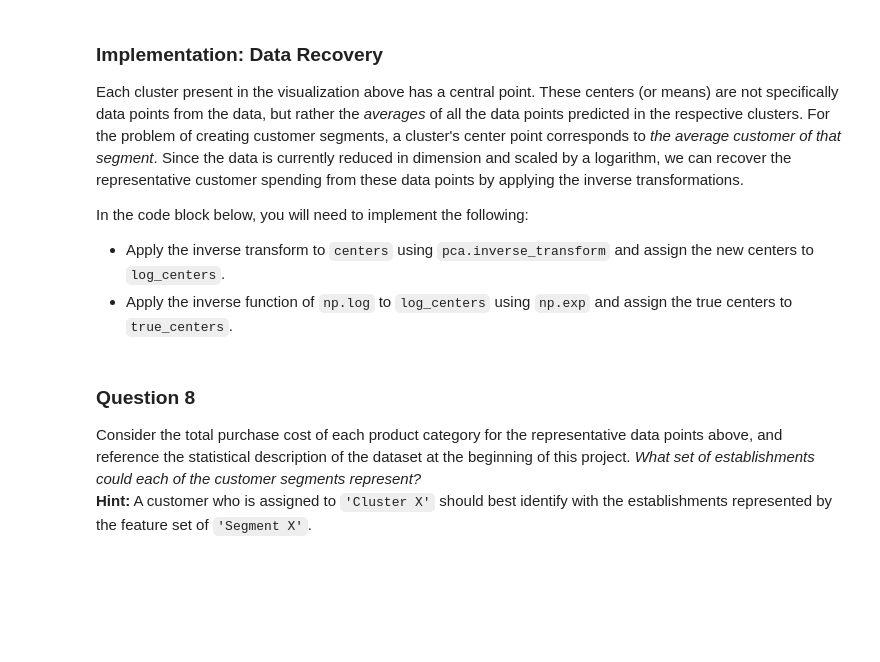
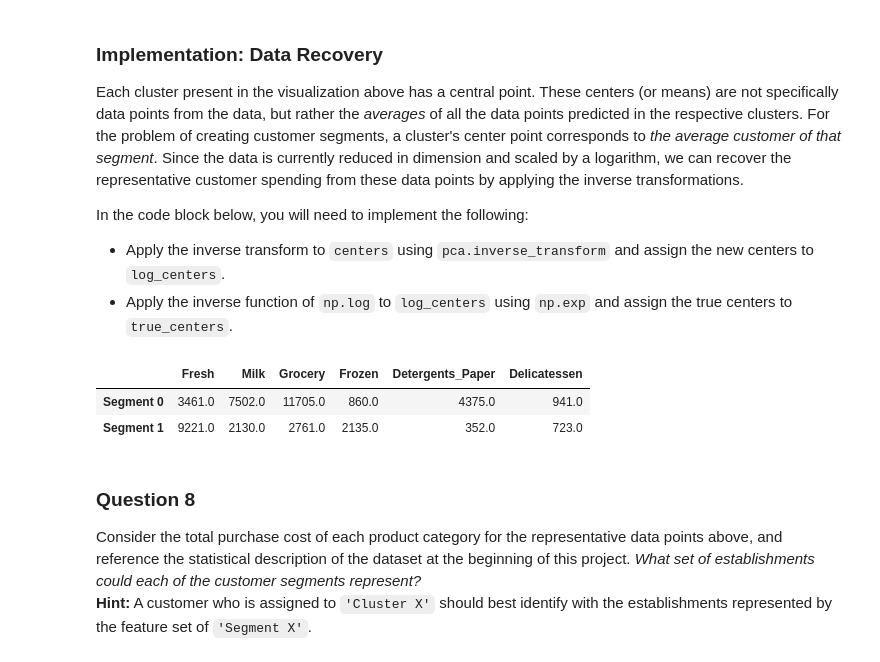
Before and after one commit to htuncer/machine-learning, a Jupyter notebook: projects/customer_segments/customer_segments.ipynb, the cells around one changed output. Cells and saved outputs as stored; diff of their text form; code cells hidden in the pictures; blank space fills up the shorter version.

```diff
--- a/projects/customer_segments/customer_segments.ipynb
+++ b/projects/customer_segments/customer_segments.ipynb
@@ -396,7 +347,7 @@ pca.fit(good_data)
 reduced_data = pca.transform(good_data)
 
 # TODO: Transform log_samples using the PCA fit above
-pca_samples = pca.fit(log_samples)
+pca_samples = pca.transform(log_samples)
 
 # Create a DataFrame for the reduced data
 reduced_data = pd.DataFrame(reduced_data, columns = ['Dimension 1', 'Dimension 2'])
@@ -441,17 +416,23 @@ In the code block below, you will need to implement the following:
  - Import `sklearn.metrics.silhouette_score` and calculate the silhouette score of `reduced_data` against `preds`.
    - Assign the silhouette score to `score` and print the result.
 # %%
+from sklearn.mixture import GaussianMixture
+from sklearn.metrics import silhouette_score
+
 # TODO: Apply your clustering algorithm of choice to the reduced data
-clusterer = None
+
+clusterer = GaussianMixture(n_components=2)
+clusterer.fit(reduced_data)
 
 # TODO: Predict the cluster for each data point
-preds = None
+preds = clusterer.predict(reduced_data)
 
 # TODO: Find the cluster centers
-centers = None
+centers = clusterer.means_
 
 # TODO: Predict the cluster for each transformed sample data point
-sample_preds = None
+sample_preds = clusterer.predict(pca_samples)
 
 # TODO: Calculate the mean silhouette coefficient for the number of clusters chosen
-score = None
+score = silhouette_score(reduced_data,preds)
+print score
@@ -475,16 +478,20 @@ In the code block below, you will need to implement the following:
  - Apply the inverse function of `np.log` to `log_centers` using `np.exp` and assign the true centers to `true_centers`.
 # %%
 # TODO: Inverse transform the centers
-log_centers = None
+log_centers = pca.inverse_transform(centers)
 
 # TODO: Exponentiate the centers
-true_centers = None
+true_centers = np.exp(log_centers)
 
 # Display the true centers
 segments = ['Segment {}'.format(i) for i in range(0,len(centers))]
 true_centers = pd.DataFrame(np.round(true_centers), columns = data.keys())
 true_centers.index = segments
 display(true_centers)
+# %% [output]
+|  | Fresh | Milk | Grocery | Frozen | Detergents_Paper | Delicatessen |
+| Segment 0 | 3461.0 | 7502.0 | 11705.0 | 860.0 | 4375.0 | 941.0 |
+| Segment 1 | 9221.0 | 2130.0 | 2761.0 | 2135.0 | 352.0 | 723.0 |
 # %% [markdown]
 ### Question 8
 Consider the total purchase cost of each product category for the representative data points above, and reference the statistical description of the dataset at the beginning of this project. *What set of establishments could each of the customer segments represent?*
```
Also changed, not shown: parts of 13 cells of this notebook.
